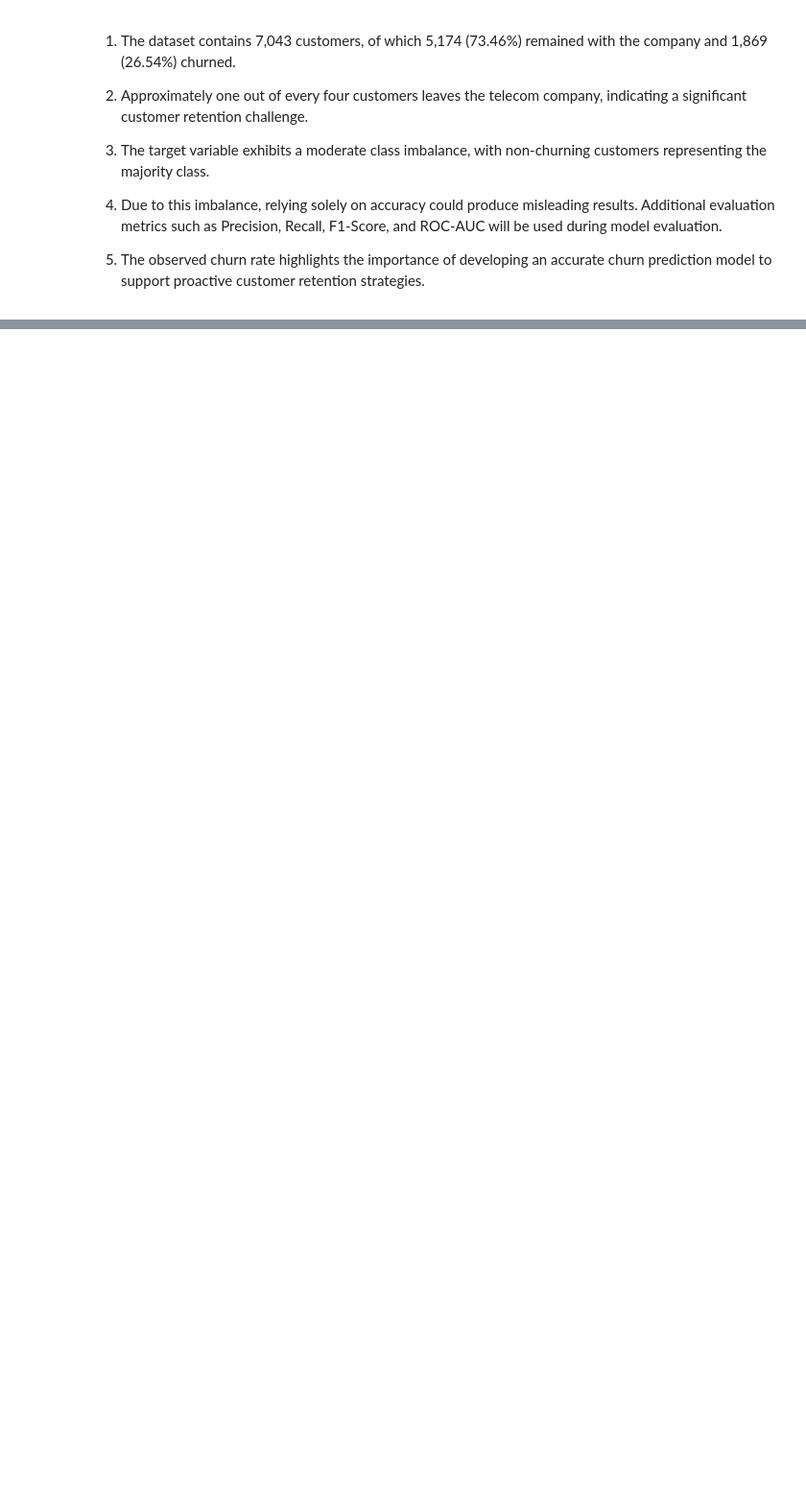
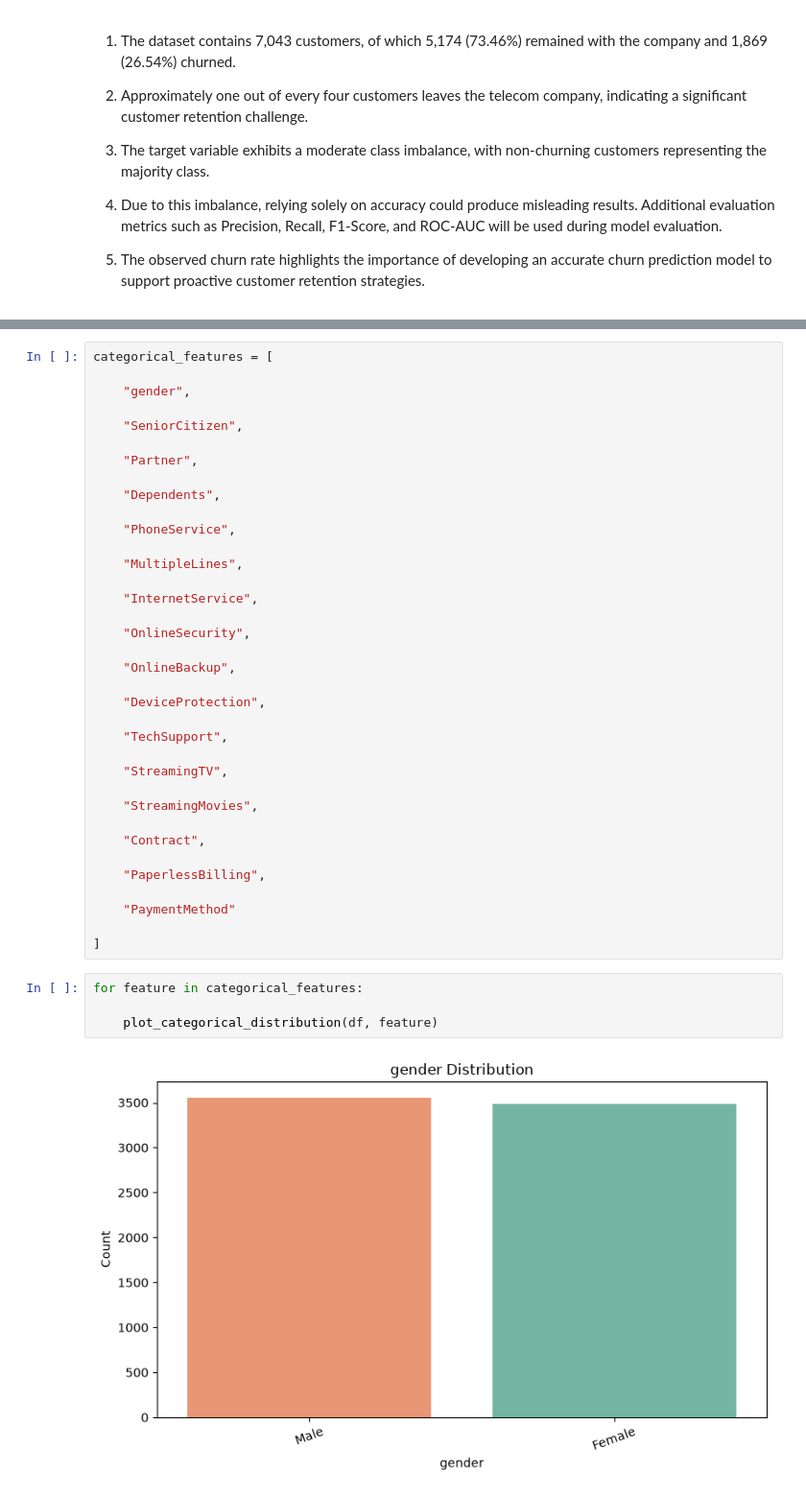
Before and after one commit to muhammadadnanmomin/customer-intelligence-platform, a Jupyter notebook: notebooks/06_churn_model.ipynb, the cells around one changed output, grey strips where cells are left out. Shown at 96% size. Saved outputs shown, nothing was run; the diff lists cells and outputs as text; blank space fills up the shorter version.

```diff
--- a/notebooks/06_churn_model.ipynb
+++ b/notebooks/06_churn_model.ipynb
@@ -160,0 +209,42 @@ Text(0.5, 1.0, 'Customer Churn Percentage')
+# %%
+categorical_features = [
+
+    "gender",
+
+    "SeniorCitizen",
+
+    "Partner",
+
+    "Dependents",
+
+    "PhoneService",
+
+    "MultipleLines",
+
+    "InternetService",
+
+    "OnlineSecurity",
+
+    "OnlineBackup",
+
+    "DeviceProtection",
+
+    "TechSupport",
+
+    "StreamingTV",
+
+    "StreamingMovies",
+
+    "Contract",
+
+    "PaperlessBilling",
+
+    "PaymentMethod"
+
+]
+# %%
+for feature in categorical_features:
+
+    plot_categorical_distribution(df, feature)
+# %% [output]
+[figure, added]
```
Also changed, not shown: parts of 8 cells of this notebook.
